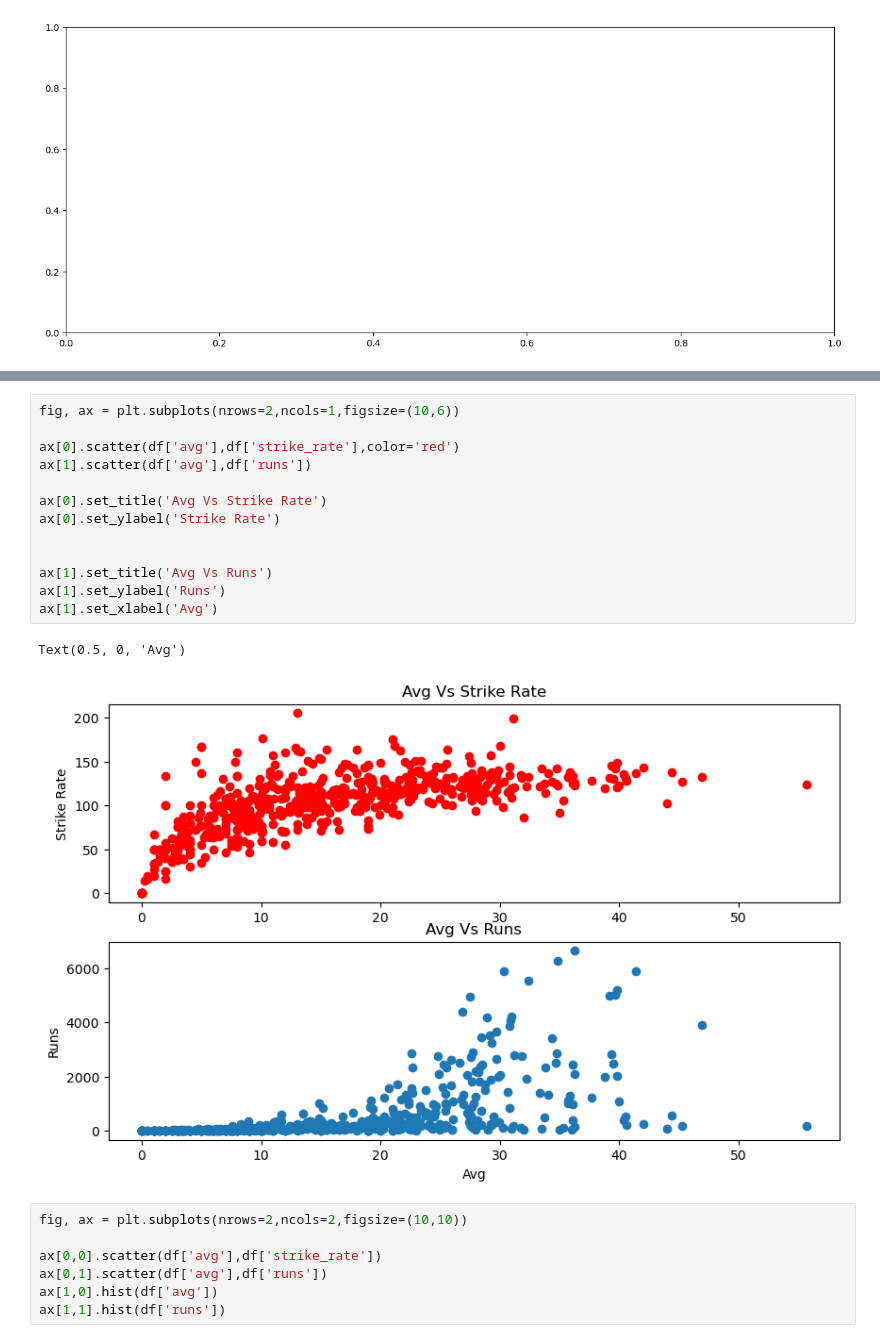
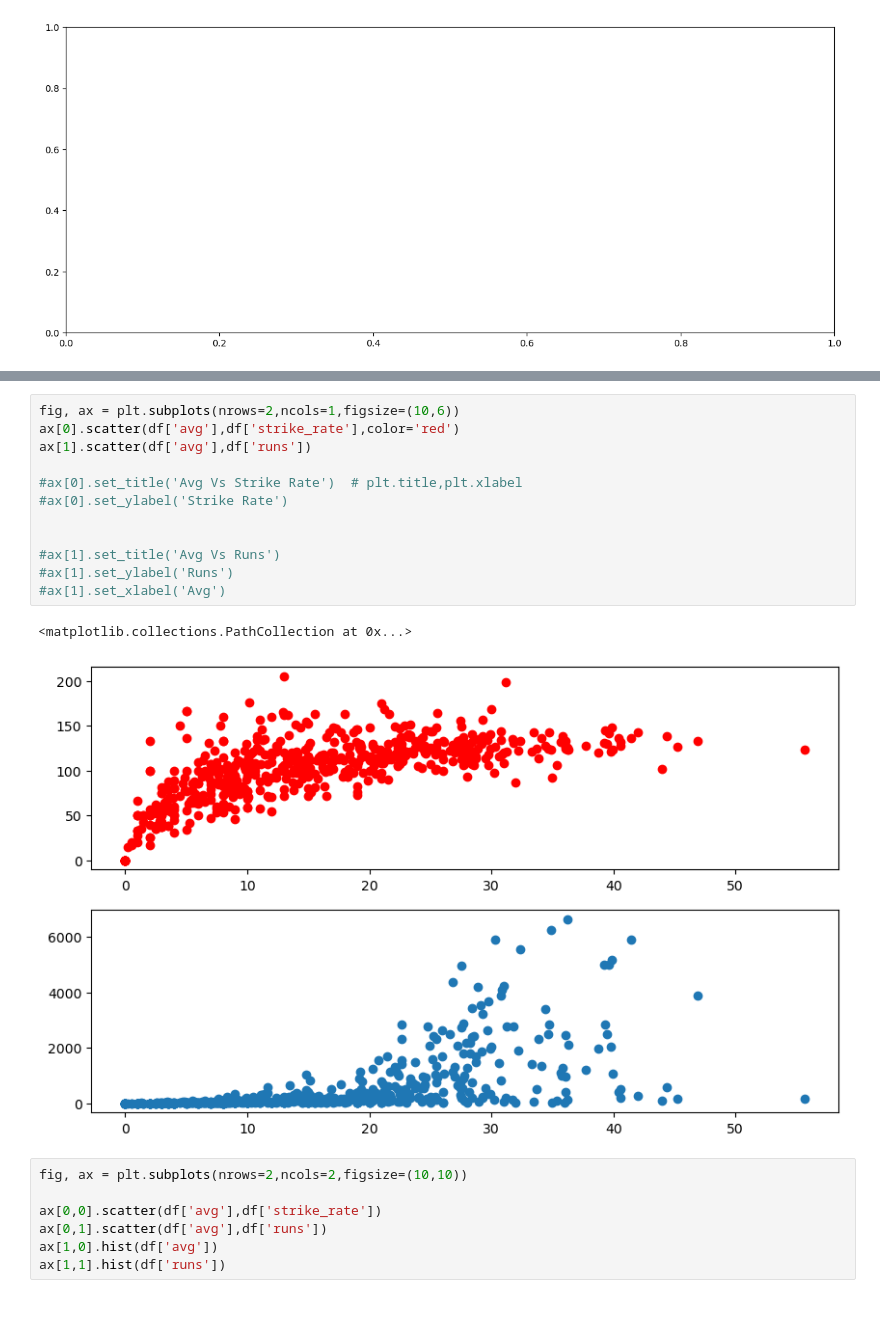
Before and after one commit to renujindal89/visualization, a Jupyter notebook: matplotlib,seaborn (1).ipynb, the cells around one changed output, grey strips where cells are left out. Cells and saved outputs as stored; diff of their text form; blank space fills up the shorter version.

```diff
--- a/matplotlib,seaborn (1).ipynb
+++ b/matplotlib,seaborn (1).ipynb
@@ -588,19 +677,18 @@ fig.show()
 # %%
 fig, ax = plt.subplots(nrows=2,ncols=1,figsize=(10,6))
-
 ax[0].scatter(df['avg'],df['strike_rate'],color='red')
 ax[1].scatter(df['avg'],df['runs'])
 
-ax[0].set_title('Avg Vs Strike Rate')
-ax[0].set_ylabel('Strike Rate')
+#ax[0].set_title('Avg Vs Strike Rate')  # plt.title,plt.xlabel
+#ax[0].set_ylabel('Strike Rate')
 
 
-ax[1].set_title('Avg Vs Runs')
-ax[1].set_ylabel('Runs')
-ax[1].set_xlabel('Avg')
+#ax[1].set_title('Avg Vs Runs')
+#ax[1].set_ylabel('Runs')
+#ax[1].set_xlabel('Avg')
 # %% [output]
-Text(0.5, 0, 'Avg')
+<matplotlib.collections.PathCollection at 0x...>
-[figure, old version]
+[figure, new version]
 # %%
 fig, ax = plt.subplots(nrows=2,ncols=2,figsize=(10,10))
 
```
Also changed, not shown: parts of 58 cells of this notebook.
